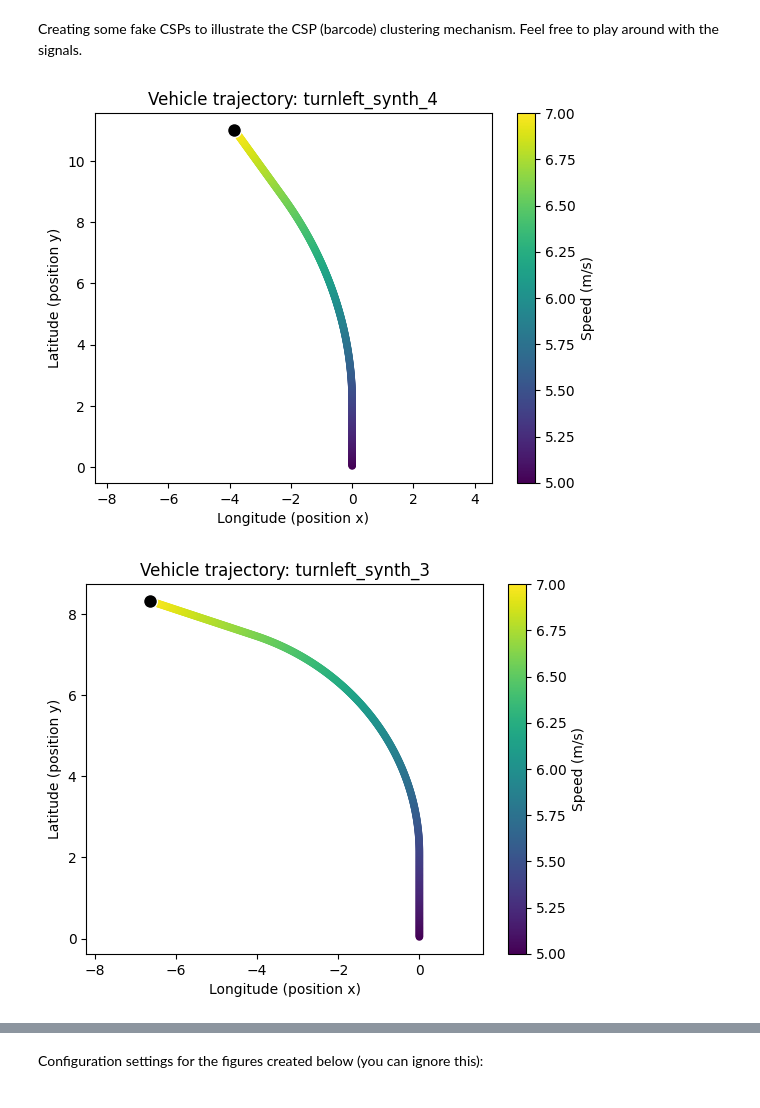
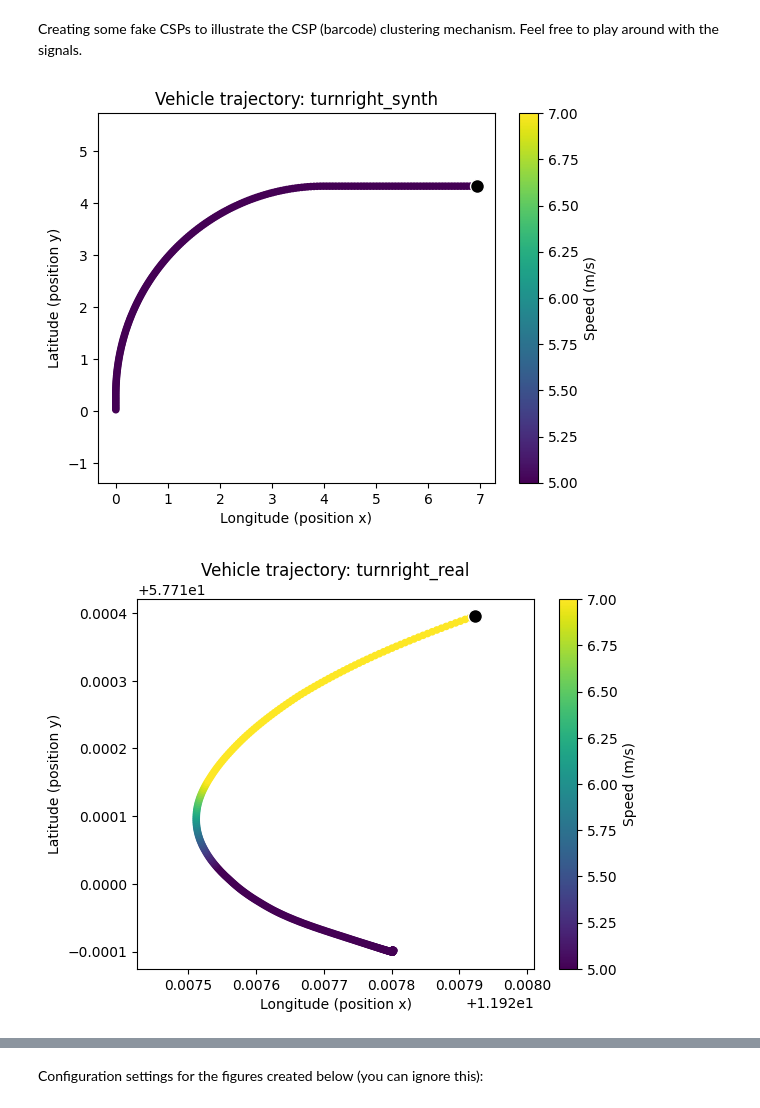
Before and after one commit to beatrizcabdan/DiverSFC, a Jupyter notebook: 250318_bin_clustering_gcsp_lefttunrs.ipynb, the cells around one changed output, grey strips where cells are left out. Cells and saved outputs as stored; diff of their text form; code cells hidden in the pictures.

```diff
--- a/250318_bin_clustering_gcsp_lefttunrs.ipynb
+++ b/250318_bin_clustering_gcsp_lefttunrs.ipynb
@@ -20,7 +20,7 @@ Creating some fake CSPs to illustrate the CSP (barcode) clustering mechanism. Fe
 # %%
 listofcsps = []
 
-folder_path = "results/synthetic_data"
+folder_path = "results/example_trajectories"
 files = [folder_path + "/" + f for f in os.listdir(folder_path) if os.path.isfile(os.path.join(folder_path, f))]
 files.sort()
 files.reverse()
@@ -29,33 +29,33 @@ files.reverse()
 # DATA FILE PROCESSING
 # ===============================
 for file_path in files:
-    if "turnleft" not in file_path:
+    if "turnright" not in file_path:
         continue
 
     file_basename = os.path.splitext(os.path.basename(file_path))[0]
     data = pd.read_csv(file_path, sep=';')
     data['timestamp'] = data['sampleTimeStamp.seconds'] * 1_000_000 + data['sampleTimeStamp.microseconds']
 
     accel_x = (data["accel_x"] + 10) * 100.0
     accel_y = (data["accel_y"] + 10) * 100.0
 
     # ===============================
     # Plot 1: Vehicle Position Colored by Speed
     # ===============================
     plt.figure()
     plt.scatter(data['x'], data['y'], c=data['speed'], cmap='viridis', s=20, vmin=5, vmax=7)
     plt.colorbar(label="Speed (m/s)")
     plt.scatter(data.iloc[-1]['x'], data.iloc[-1]['y'], s=100, color="black", edgecolors="white")
     plt.xlabel("Longitude (position x)")
     plt.ylabel("Latitude (position y)")
     plt.title(f"Vehicle trajectory: {file_basename}")
     plt.axis('equal')
     # plot1_filename = os.path.join(output_dir, f"{file_basename}_position.png")
     # plt.savefig(plot1_filename, bbox_inches="tight")
     plt.show()
     plt.close()
 
     listofcsps +=  [[z.interlace(int(x), int(y), bits_per_dim=13) for x, y in zip(accel_x, accel_y)]]
 # %% [output]
-[figure, old version]
+[figure, new version]
-[figure, old version]
+[figure, new version]
```
Also changed, not shown: parts of 4 cells of this notebook, 13 other files.
